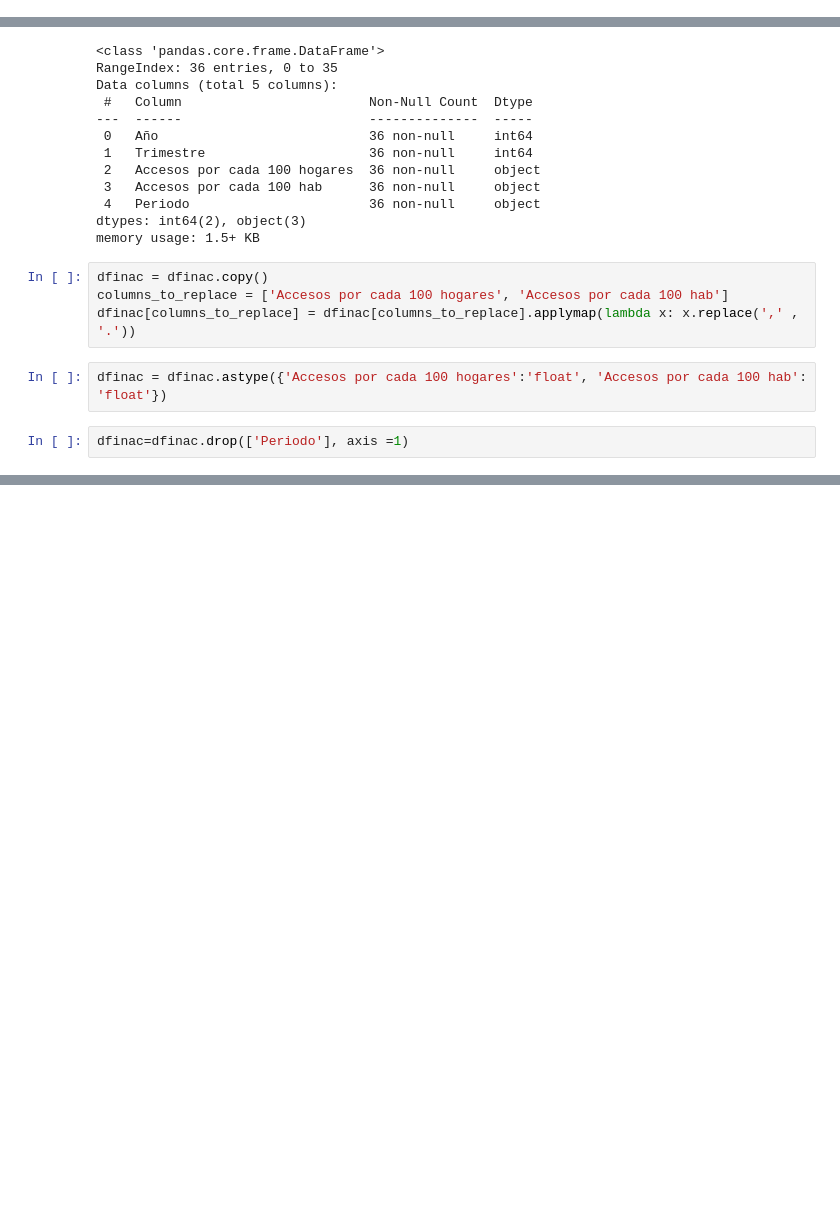
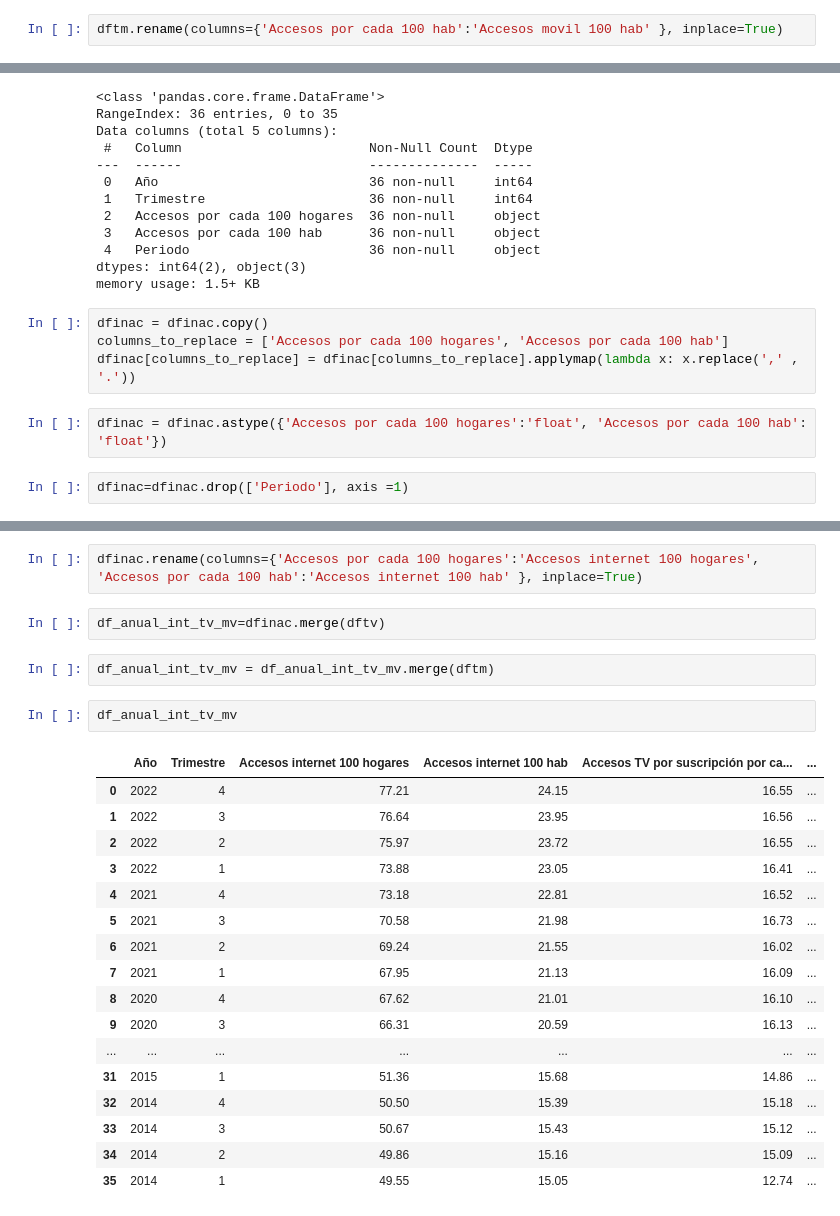
Before and after one commit to rafaelalvarez702/Telecomunicaciones, a Jupyter notebook: ETL.ipynb, the cells around one changed output, grey strips where cells are left out. Saved outputs shown, nothing was run; the diff lists cells and outputs as text; blank space fills up the shorter version.

```diff
--- a/ETL.ipynb
+++ b/ETL.ipynb
@@ -508,6 +508,8 @@ dftm.drop([0, 1, 2, 3], axis=0, inplace=True)
 dftm.reset_index(drop=True, inplace=True)
 # %%
 dftm=dftm.drop(['Periodo'], axis =1)
+# %%
+dftm.rename(columns={'Accesos por cada 100 hab':'Accesos movil 100 hab' }, inplace=True)
 # %%
 dftm.info()
 # %% [output]
@@ -580,2 +582,28 @@ Data columns (total 4 columns):
 dtypes: float64(2), int64(2)
 memory usage: 1.2 KB
+# %%
+dfinac.rename(columns={'Accesos por cada 100 hogares':'Accesos internet 100 hogares', 'Accesos por cada 100 hab':'Accesos internet 100 hab' }, inplace=True)
+# %%
+df_anual_int_tv_mv=dfinac.merge(dftv)
+# %%
+df_anual_int_tv_mv = df_anual_int_tv_mv.merge(dftm)
+# %%
+df_anual_int_tv_mv
+# %% [output]
+|  | Año | Trimestre | Accesos internet 100 hogares | Accesos internet 100 hab | Accesos TV por suscripción por ca... | ... |
+| 0 | 2022 | 4 | 77.21 | 24.15 | 16.55 | ... |
+| 1 | 2022 | 3 | 76.64 | 23.95 | 16.56 | ... |
+| 2 | 2022 | 2 | 75.97 | 23.72 | 16.55 | ... |
+| 3 | 2022 | 1 | 73.88 | 23.05 | 16.41 | ... |
+| 4 | 2021 | 4 | 73.18 | 22.81 | 16.52 | ... |
+| 5 | 2021 | 3 | 70.58 | 21.98 | 16.73 | ... |
+| 6 | 2021 | 2 | 69.24 | 21.55 | 16.02 | ... |
+| 7 | 2021 | 1 | 67.95 | 21.13 | 16.09 | ... |
+| 8 | 2020 | 4 | 67.62 | 21.01 | 16.10 | ... |
+| 9 | 2020 | 3 | 66.31 | 20.59 | 16.13 | ... |
+| ... | ... | ... | ... | ... | ... | ... |
+| 31 | 2015 | 1 | 51.36 | 15.68 | 14.86 | ... |
+| 32 | 2014 | 4 | 50.50 | 15.39 | 15.18 | ... |
+| 33 | 2014 | 3 | 50.67 | 15.43 | 15.12 | ... |
+| 34 | 2014 | 2 | 49.86 | 15.16 | 15.09 | ... |
+| 35 | 2014 | 1 | 49.55 | 15.05 | 12.74 | ... |
```
Also changed, not shown: parts of 2 cells of this notebook.
